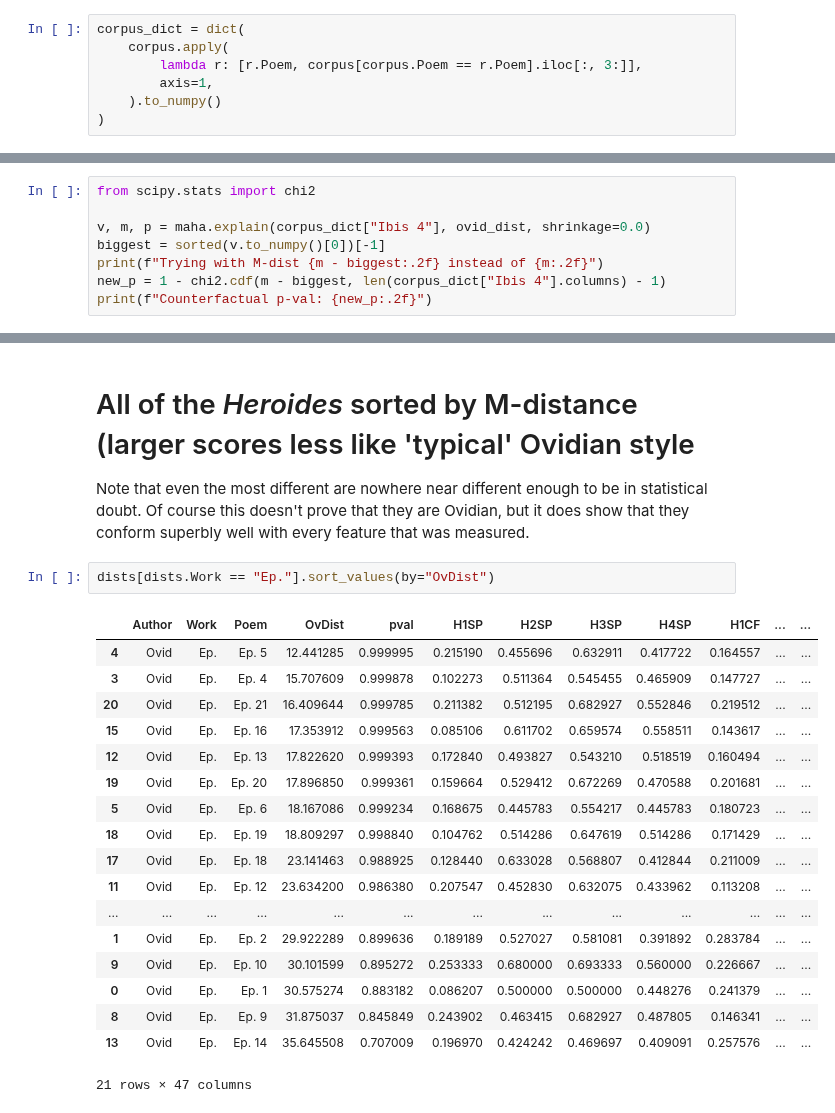
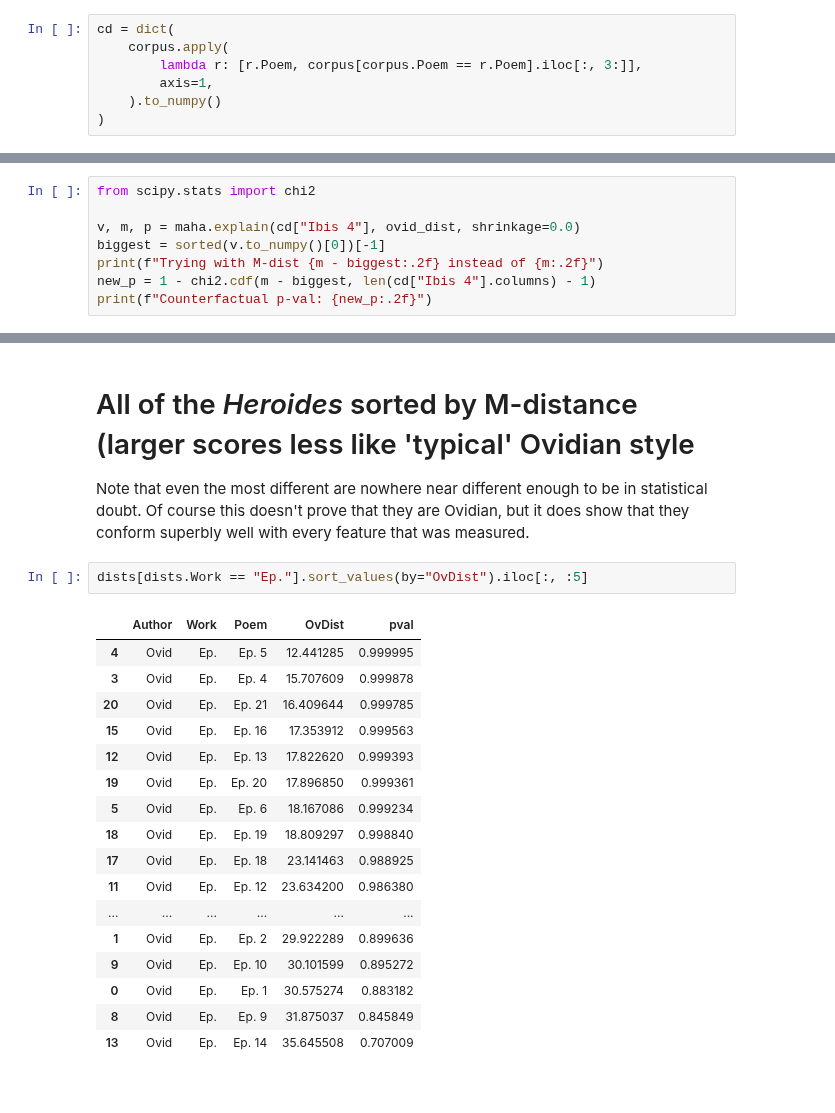
Before and after one commit to bnagy/nux-paper, a Jupyter notebook: repro/eleg_maha.ipynb, the cells around one changed output, grey strips where cells are left out. Saved outputs shown, nothing was run; the diff lists cells and outputs as text.

```diff
--- a/repro/eleg_maha.ipynb
+++ b/repro/eleg_maha.ipynb
@@ -52,7 +41,7 @@ problems
 | 8 | ps-Ovid | Ibis | Ibis 4 | 0.123596 | 0.438202 | 0.617978 | 0.528090 | 0.179775 | 0.685393 | 0.988764 | ... | ... |
 9 rows × 45 columns
 # %%
-corpus_dict = dict(
+cd = dict(
     corpus.apply(
         lambda r: [r.Poem, corpus[corpus.Poem == r.Poem].iloc[:, 3:]],
         axis=1,
@@ -172,10 +161,10 @@ P1WC     2.68     25.84%    18.68%
 # %%
 from scipy.stats import chi2
 
-v, m, p = maha.explain(corpus_dict["Ibis 4"], ovid_dist, shrinkage=0.0)
+v, m, p = maha.explain(cd["Ibis 4"], ovid_dist, shrinkage=0.0)
 biggest = sorted(v.to_numpy()[0])[-1]
 print(f"Trying with M-dist {m - biggest:.2f} instead of {m:.2f}")
-new_p = 1 - chi2.cdf(m - biggest, len(corpus_dict["Ibis 4"].columns) - 1)
+new_p = 1 - chi2.cdf(m - biggest, len(cd["Ibis 4"].columns) - 1)
 print(f"Counterfactual p-val: {new_p:.2f}")
 # %% [output]
 Trying with M-dist 41.67 instead of 88.52
@@ -277,23 +263,22 @@ dists[dists.Author == "Ovid"].sort_values(by="OvDist").query("pval < 0.01")
 
 Note that even the most different are nowhere near different enough to be in statistical doubt. Of course this doesn't prove that they are Ovidian, but it does show that they conform superbly well with every feature that was measured.
 # %%
-dists[dists.Work == "Ep."].sort_values(by="OvDist")
+dists[dists.Work == "Ep."].sort_values(by="OvDist").iloc[:, :5]
 # %% [output]
-|  | Author | Work | Poem | OvDist | pval | H1SP | H2SP | H3SP | H4SP | H1CF | ... | ... |
-| 4 | Ovid | Ep. | Ep. 5 | 12.441285 | 0.999995 | 0.215190 | 0.455696 | 0.632911 | 0.417722 | 0.164557 | ... | ... |
-| 3 | Ovid | Ep. | Ep. 4 | 15.707609 | 0.999878 | 0.102273 | 0.511364 | 0.545455 | 0.465909 | 0.147727 | ... | ... |
-| 20 | Ovid | Ep. | Ep. 21 | 16.409644 | 0.999785 | 0.211382 | 0.512195 | 0.682927 | 0.552846 | 0.219512 | ... | ... |
-| 15 | Ovid | Ep. | Ep. 16 | 17.353912 | 0.999563 | 0.085106 | 0.611702 | 0.659574 | 0.558511 | 0.143617 | ... | ... |
-| 12 | Ovid | Ep. | Ep. 13 | 17.822620 | 0.999393 | 0.172840 | 0.493827 | 0.543210 | 0.518519 | 0.160494 | ... | ... |
-| 19 | Ovid | Ep. | Ep. 20 | 17.896850 | 0.999361 | 0.159664 | 0.529412 | 0.672269 | 0.470588 | 0.201681 | ... | ... |
-| 5 | Ovid | Ep. | Ep. 6 | 18.167086 | 0.999234 | 0.168675 | 0.445783 | 0.554217 | 0.445783 | 0.180723 | ... | ... |
-| 18 | Ovid | Ep. | Ep. 19 | 18.809297 | 0.998840 | 0.104762 | 0.514286 | 0.647619 | 0.514286 | 0.171429 | ... | ... |
-| 17 | Ovid | Ep. | Ep. 18 | 23.141463 | 0.988925 | 0.128440 | 0.633028 | 0.568807 | 0.412844 | 0.211009 | ... | ... |
-| 11 | Ovid | Ep. | Ep. 12 | 23.634200 | 0.986380 | 0.207547 | 0.452830 | 0.632075 | 0.433962 | 0.113208 | ... | ... |
-| ... | ... | ... | ... | ... | ... | ... | ... | ... | ... | ... | ... | ... |
-| 1 | Ovid | Ep. | Ep. 2 | 29.922289 | 0.899636 | 0.189189 | 0.527027 | 0.581081 | 0.391892 | 0.283784 | ... | ... |
-| 9 | Ovid | Ep. | Ep. 10 | 30.101599 | 0.895272 | 0.253333 | 0.680000 | 0.693333 | 0.560000 | 0.226667 | ... | ... |
-| 0 | Ovid | Ep. | Ep. 1 | 30.575274 | 0.883182 | 0.086207 | 0.500000 | 0.500000 | 0.448276 | 0.241379 | ... | ... |
-| 8 | Ovid | Ep. | Ep. 9 | 31.875037 | 0.845849 | 0.243902 | 0.463415 | 0.682927 | 0.487805 | 0.146341 | ... | ... |
-| 13 | Ovid | Ep. | Ep. 14 | 35.645508 | 0.707009 | 0.196970 | 0.424242 | 0.469697 | 0.409091 | 0.257576 | ... | ... |
+|  | Author | Work | Poem | OvDist | pval |
+| 4 | Ovid | Ep. | Ep. 5 | 12.441285 | 0.999995 |
+| 3 | Ovid | Ep. | Ep. 4 | 15.707609 | 0.999878 |
+| 20 | Ovid | Ep. | Ep. 21 | 16.409644 | 0.999785 |
+| 15 | Ovid | Ep. | Ep. 16 | 17.353912 | 0.999563 |
+| 12 | Ovid | Ep. | Ep. 13 | 17.822620 | 0.999393 |
+| 19 | Ovid | Ep. | Ep. 20 | 17.896850 | 0.999361 |
+| 5 | Ovid | Ep. | Ep. 6 | 18.167086 | 0.999234 |
+| 18 | Ovid | Ep. | Ep. 19 | 18.809297 | 0.998840 |
+| 17 | Ovid | Ep. | Ep. 18 | 23.141463 | 0.988925 |
+| 11 | Ovid | Ep. | Ep. 12 | 23.634200 | 0.986380 |
+| ... | ... | ... | ... | ... | ... |
+| 1 | Ovid | Ep. | Ep. 2 | 29.922289 | 0.899636 |
+| 9 | Ovid | Ep. | Ep. 10 | 30.101599 | 0.895272 |
+| 0 | Ovid | Ep. | Ep. 1 | 30.575274 | 0.883182 |
+| 8 | Ovid | Ep. | Ep. 9 | 31.875037 | 0.845849 |
+| 13 | Ovid | Ep. | Ep. 14 | 35.645508 | 0.707009 |
-21 rows × 47 columns
```
Also changed, not shown: parts of 12 cells of this notebook.
